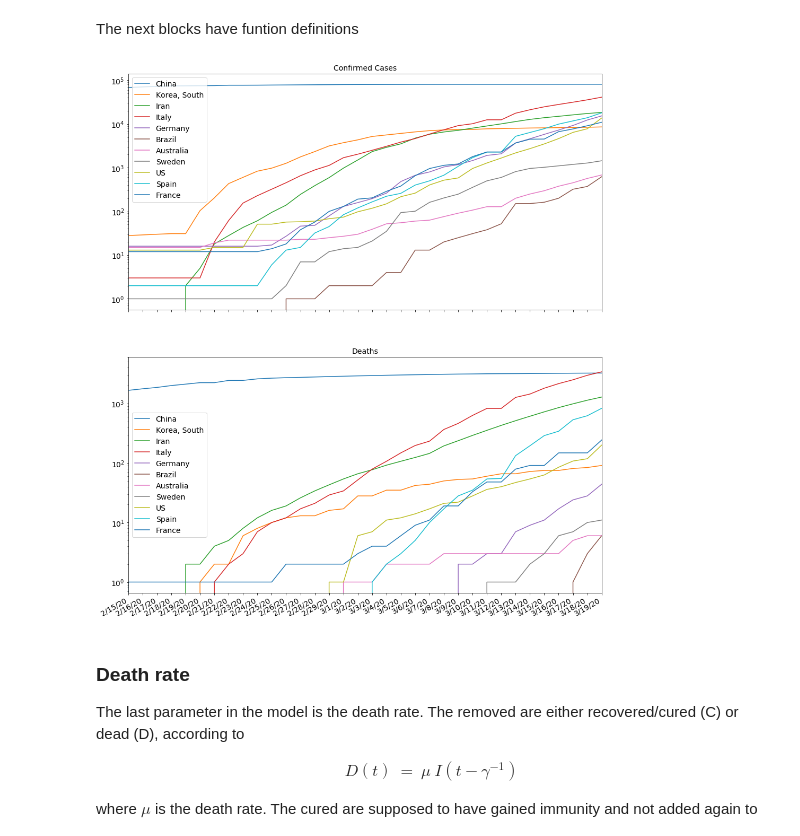
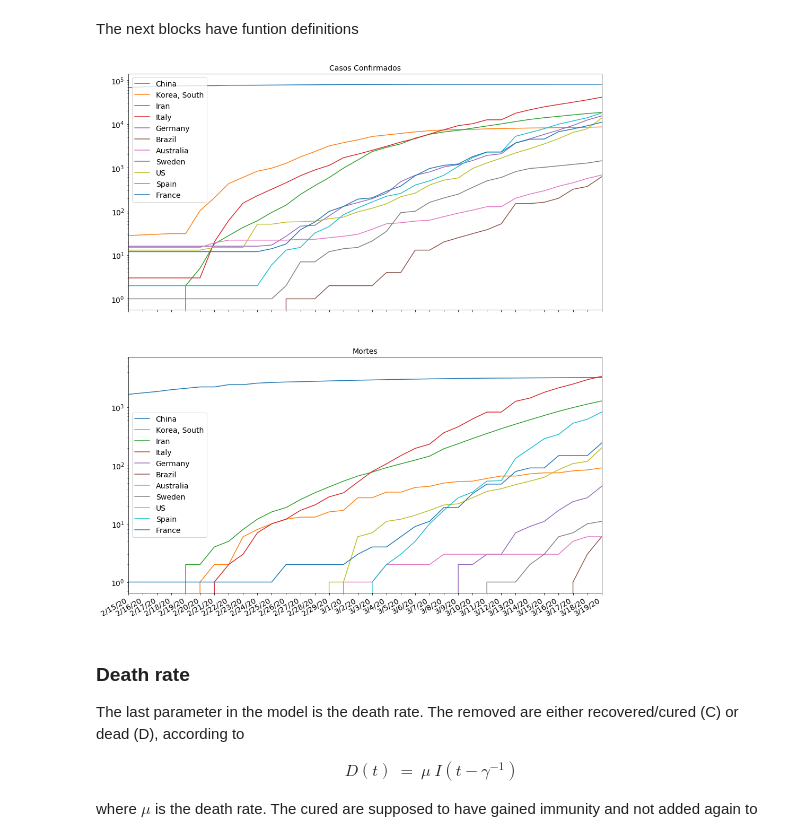
Before and after one commit to wlyra/covid19, a Jupyter notebook: covid19.ipynb, the cells around one changed output. Saved outputs shown, nothing was run; the diff lists cells and outputs as text; code cells hidden in the pictures.

```diff
--- a/covid19.ipynb
+++ b/covid19.ipynb
@@ -197,36 +197,36 @@ fig, (ax1,ax2) = plt.subplots(2,1,figsize=[16,20])
 country_list=['China','Korea, South','Iran','Italy','Germany','Brazil','Australia','Sweden','US','Spain','France']
 
 for i in range(len(country_list)):
     f = get_data_country(country_list[i])
     ax1.plot(f['dates'],f['confirmed'],label=f['name'])
     ax2.plot(f['dates'],f['deaths']   ,label=f['name'])
 #    ax3.plot(f['dates'],f['recovered'],label=f['name'])
 
 ax1.fmt_xdata = mdates.DateFormatter('%m/%d/%y')
 ax2.fmt_xdata = mdates.DateFormatter('%m/%d/%y')
 #ax3.fmt_xdata = mdates.DateFormatter('%m/%d/%y')
 
 ax1.set_yscale("log")
 ax2.set_yscale("log")
 #ax3.set_yscale("log")
 
 ax1.legend()
 ax2.legend()
 #ax3.legend()
 
-ax1.set_title('Confirmed Cases')
-ax2.set_title('Deaths')
+ax1.set_title('Casos Confirmados')
+ax2.set_title('Mortes')
 #ax3.set_title('Recovered')
 
 ax1.set_xlim(["2/15/20","3/19/20"])
 ax2.set_xlim(["2/15/20","3/19/20"])
 #ax3.set_xlim(["2/15/20","3/19/20"])
 
 fig.autofmt_xdate()
 
 plt.show()
 # %% [output]
-[figure, old version]
+[figure, new version]
 # %% [markdown]
 ### Death rate
 
```
Also changed, not shown: parts of 6 cells of this notebook.
